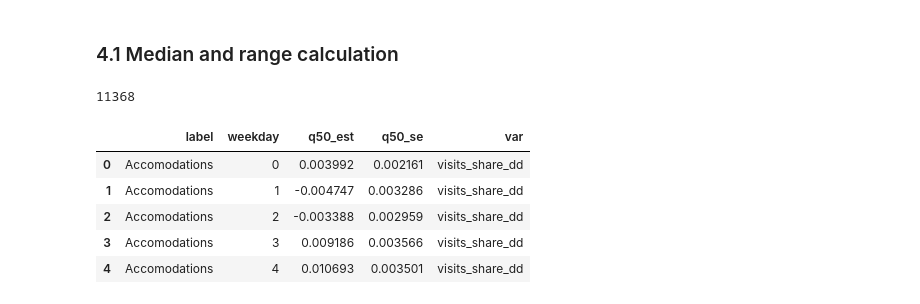
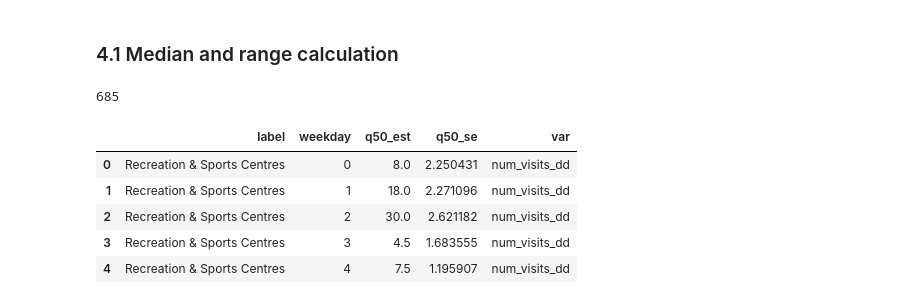
Before and after one commit to MobiSegInsights/nine-euro-ticket-de, a Jupyter notebook: src/14-visitation-patterns.ipynb, the cells around one changed output. Cells and saved outputs as stored; diff of their text form; code cells hidden in the pictures.

```diff
--- a/src/14-visitation-patterns.ipynb
+++ b/src/14-visitation-patterns.ipynb
@@ -356,5 +371,7 @@ schema_stats = StructType([
     StructField('d_ha', DoubleType(), True),
     StructField('d_ha_wt', DoubleType(), True)
 ])
+# %%
+labels4test = ['Restaurant', 'Supermarket', 'Recreation & Sports Centres', 'Retail stores']
 # %%
 for lb in label_list:
@@ -570,6 +616,6 @@ def agg_data(label=None):
 # %%
 df_agg_list = []
-for lb in tqdm(label_list, desc='Process all labels'):
+for lb in tqdm(labels4test, desc='Process all labels'):
     df_agg_list.append(agg_data(label=lb))
 df_agg = pd.concat(df_agg_list)
 # %%
@@ -592,61 +629,44 @@ df_agg.head()
 # %%
 df_agg_d = pd.merge(df_agg.loc[df_agg.year==2022].\
                     drop(columns=['year']).\
-                    rename(columns={'visits_share_d': 'visits_share_d_1',
-                                    'd_ha_wt_d': 'd_ha_wt_d_1'}),
-                    df_agg.loc[df_agg.year==2023].\
+                    rename(columns={'num_visits_d': 'num_visits_d_1',
+                                    'd_ha_d': 'd_ha_d_1'}),
+                    df_agg.loc[df_agg.year==2019].\
                     drop(columns=['year']).\
-                    rename(columns={'visits_share_d': 'visits_share_d_0',
-                                    'd_ha_wt_d': 'd_ha_wt_d_0'}),
+                    rename(columns={'num_visits_d': 'num_visits_d_0',
+                                    'd_ha_d': 'd_ha_d_0'}),
                     on=['osm_id', 'weekday', 'label'],
                     how='left')
 df_agg_d.dropna(inplace=True)
-df_agg_d['visits_share_dd'] = df_agg_d['visits_share_d_1'] - df_agg_d['visits_share_d_0']
-df_agg_d['d_ha_wt_dd'] = df_agg_d['d_ha_wt_d_1'] - df_agg_d['d_ha_wt_d_0']
+df_agg_d['num_visits_dd'] = df_agg_d['num_visits_d_1'] - df_agg_d['num_visits_d_0']
+df_agg_d['d_ha_dd'] = df_agg_d['d_ha_d_1'] - df_agg_d['d_ha_d_0']
 print(df_agg_d.osm_id.nunique())
 # %% [output]
-11368
+685
 # %%
-def bootstrap_median(data, n_bootstrap=1000):
-    """
-    Calculate the median and its standard error from bootstrap samples.
-
-    Parameters:
-    - data: array-like, the dataset from which to sample
-    - n_bootstrap: int, the number of bootstrap samples to generate
-
-    Returns:
-    - median_estimate: float, the median of the original data
-    - se_median: float, the standard error of the median from bootstrap samples
-    """
-    bootstrap_samples = np.random.choice(data, size=(n_bootstrap, len(data)), replace=True)
-    medians = np.median(bootstrap_samples, axis=1)
-    median_estimate = np.mean(data)
-    se_median = np.std(medians)
-
-    return median_estimate, se_median
-
 def grp_stats_com_error(data=None, var=None):
     stat_dict = dict()
     # Median standard error
-    median_estimate, se_median = bootstrap_median(data[var], n_bootstrap=1000)
+    data.loc[:, 'wt_p'] = 1
+    median_estimate, se_median = workers.bootstrap_median_and_error(df=data, target_col=var,
+                                                                    weight_col='wt_p', n_bootstrap=1000)
     stat_dict['q50_est'] = median_estimate
     stat_dict['q50_se'] = se_median
     stat_dict['var'] = var
     return pd.Series(stat_dict)
 # %%
 stats_list = []
-for var in ('visits_share_dd', 'd_ha_wt_dd'):
+for var in ('num_visits_dd', 'd_ha_dd'):
     tqdm.pandas()
     stats_list.append(df_agg_d.groupby(['label', 'weekday']).\
                        progress_apply(lambda data: grp_stats_com_error(data, var=var)).reset_index())
 df_agg_d_stats = pd.concat(stats_list)
 df_agg_d_stats.head()
 # %% [output]
 |  | label | weekday | q50_est | q50_se | var |
-| 0 | Accomodations | 0 | 0.003992 | 0.002161 | visits_share_dd |
-| 1 | Accomodations | 1 | -0.004747 | 0.003286 | visits_share_dd |
-| 2 | Accomodations | 2 | -0.003388 | 0.002959 | visits_share_dd |
-| 3 | Accomodations | 3 | 0.009186 | 0.003566 | visits_share_dd |
-| 4 | Accomodations | 4 | 0.010693 | 0.003501 | visits_share_dd |
+| 0 | Recreation & Sports Centres | 0 | 8.0 | 2.250431 | num_visits_dd |
+| 1 | Recreation & Sports Centres | 1 | 18.0 | 2.271096 | num_visits_dd |
+| 2 | Recreation & Sports Centres | 2 | 30.0 | 2.621182 | num_visits_dd |
+| 3 | Recreation & Sports Centres | 3 | 4.5 | 1.683555 | num_visits_dd |
+| 4 | Recreation & Sports Centres | 4 | 7.5 | 1.195907 | num_visits_dd |
 # %%
```
Also changed, not shown: parts of 72 cells of this notebook, 46 other files.
